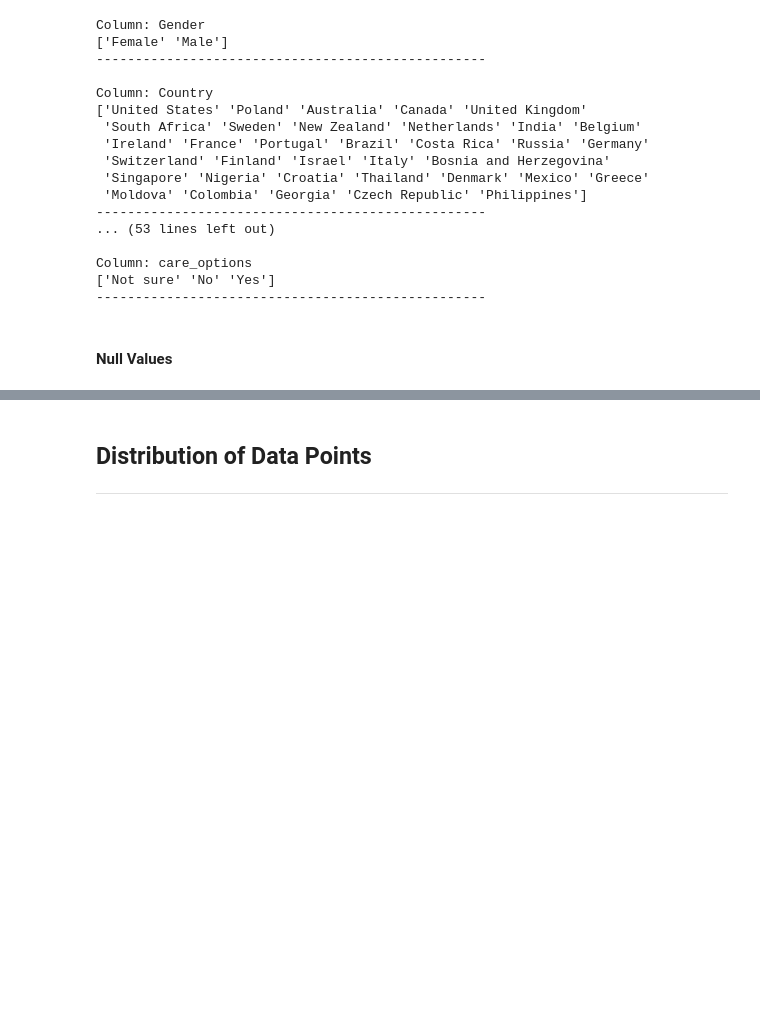
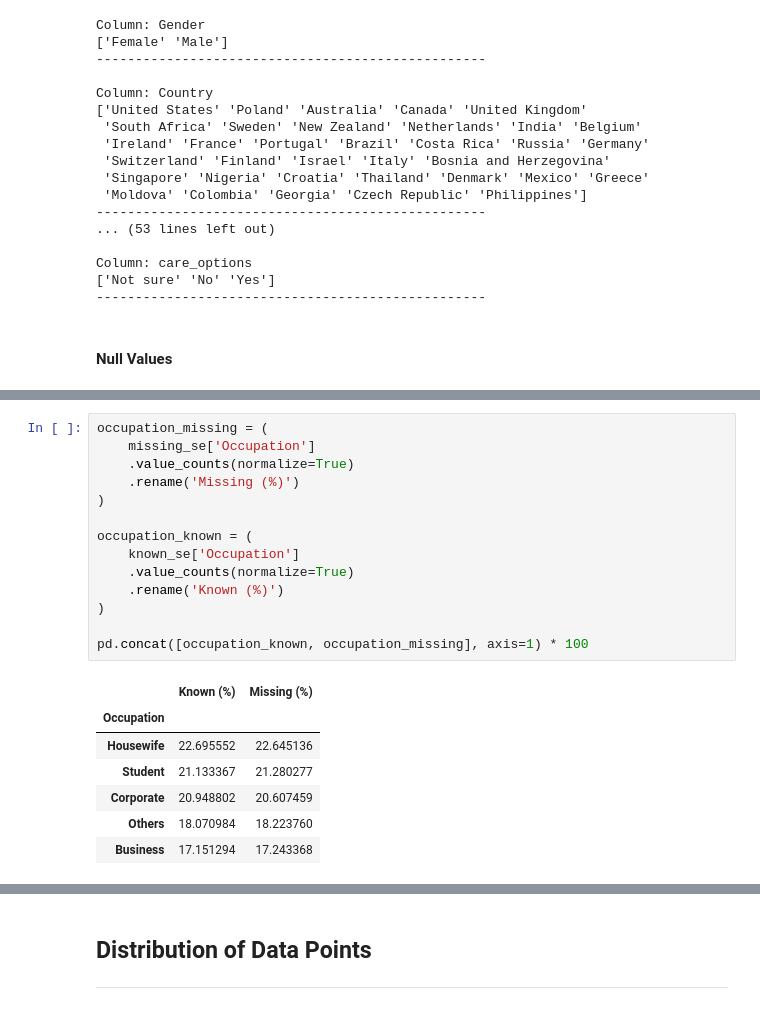
Before and after one commit to OmarAymanZaid/MentalHealth_RiskAssessment, a Jupyter notebook: notebooks/1_DataExploration.ipynb, the cells around one changed output, grey strips where cells are left out. Cells and saved outputs as stored; diff of their text form; blank space fills up the shorter version.

```diff
--- a/notebooks/1_DataExploration.ipynb
+++ b/notebooks/1_DataExploration.ipynb
@@ -210,0 +272,22 @@ dtype: float64
+# %%
+occupation_missing = (
+    missing_se['Occupation']
+    .value_counts(normalize=True)
+    .rename('Missing (%)')
+)
+
+occupation_known = (
+    known_se['Occupation']
+    .value_counts(normalize=True)
+    .rename('Known (%)')
+)
+
+pd.concat([occupation_known, occupation_missing], axis=1) * 100
+# %% [output]
+|  | Known (%) | Missing (%) |
+| Occupation |  |  |
+| Housewife | 22.695552 | 22.645136 |
+| Student | 21.133367 | 21.280277 |
+| Corporate | 20.948802 | 20.607459 |
+| Others | 18.070984 | 18.223760 |
+| Business | 17.151294 | 17.243368 |
```
Also changed, not shown: parts of 9 cells of this notebook.
